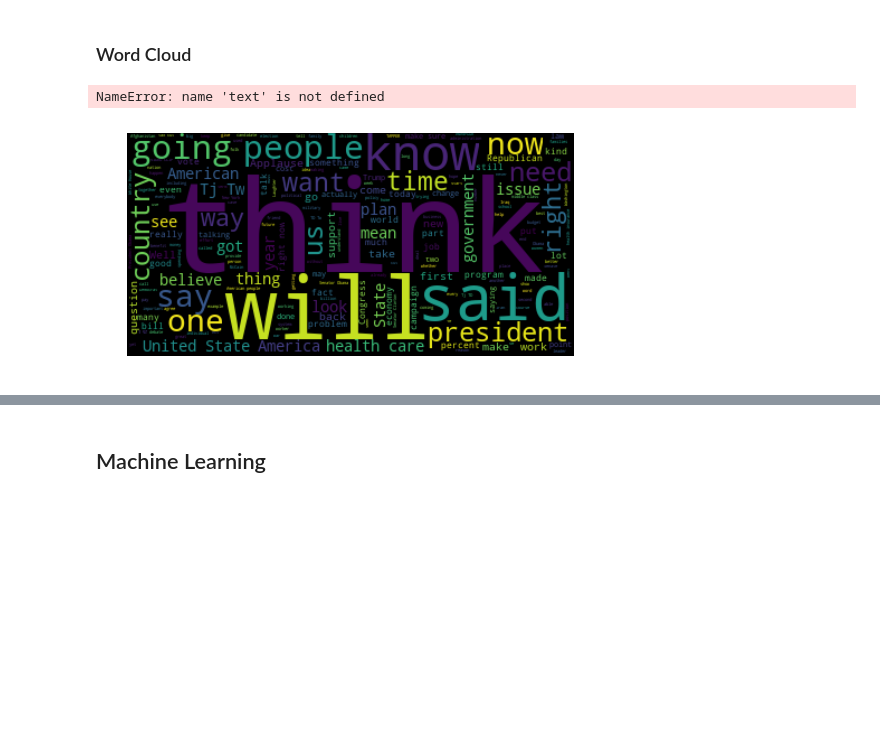
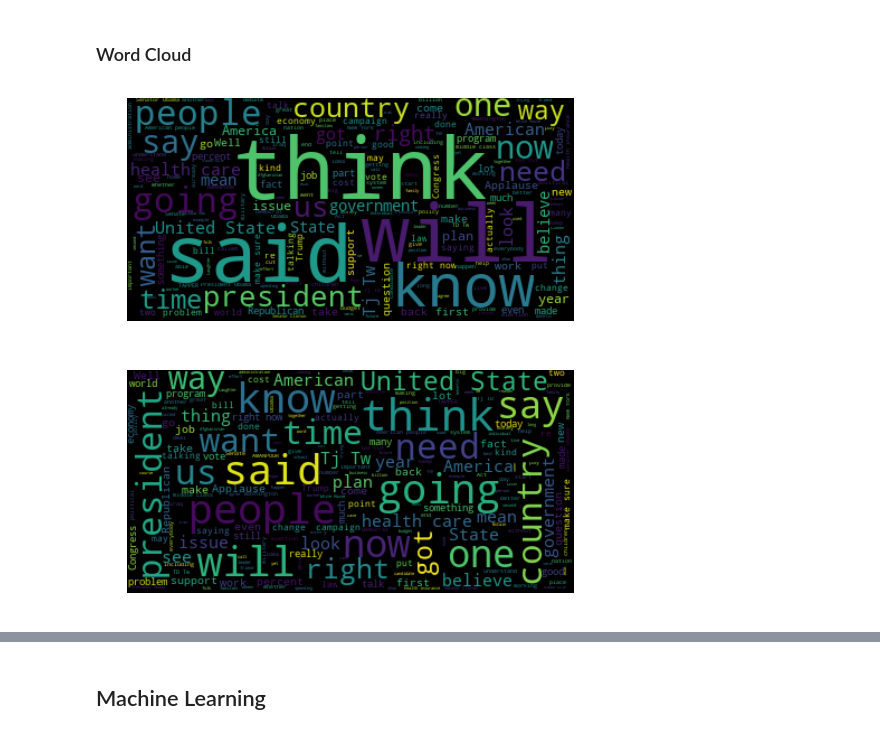
Before and after one commit to carlosbrown2/fake-news-detection, a Jupyter notebook: Capstone Project 2.ipynb, the cells around one changed output, grey strips where cells are left out. Cells and saved outputs as stored; diff of their text form; code cells hidden in the pictures; blank space fills up the shorter version.

Commit message:
fixed variable name error

```diff
--- a/Capstone Project 2.ipynb
+++ b/Capstone Project 2.ipynb
@@ -139,26 +143,26 @@ df_sum[(df_sum['%true']!=1)&(df_sum['%true']!=0)].sort_values(by='%true')
 # %%
 from wordcloud import WordCloud, STOPWORDS
 
 # Generate a word cloud image for real news from Politifact sample
 stopwords = set(STOPWORDS)
 wc = WordCloud(max_words=200,stopwords=stopwords)
 text_pol_real = json_polreal.text.str.cat(sep=' ')
 wordcloud = wc.generate(text_pol_real)
 
 # Display the generated image:
 # the matplotlib way:
 plt.imshow(wordcloud, interpolation='bilinear')
 plt.axis("off")
 
 # lower max_font_size
-wordcloud = WordCloud(max_font_size=40).generate(text)
+wordcloud = WordCloud(max_font_size=40).generate(text_pol_real)
 plt.figure()
 plt.imshow(wordcloud, interpolation="bilinear")
 plt.axis("off")
 plt.show()
 # %% [output]
-NameError: name 'text' is not defined
-[figure, old version]
+[figure, new version]
+[figure, added]
 # %%
 # Generate a word cloud image for Fake News from Politifact sample
 stopwords = set(STOPWORDS)
```
Also changed, not shown: parts of 5 cells of this notebook.
